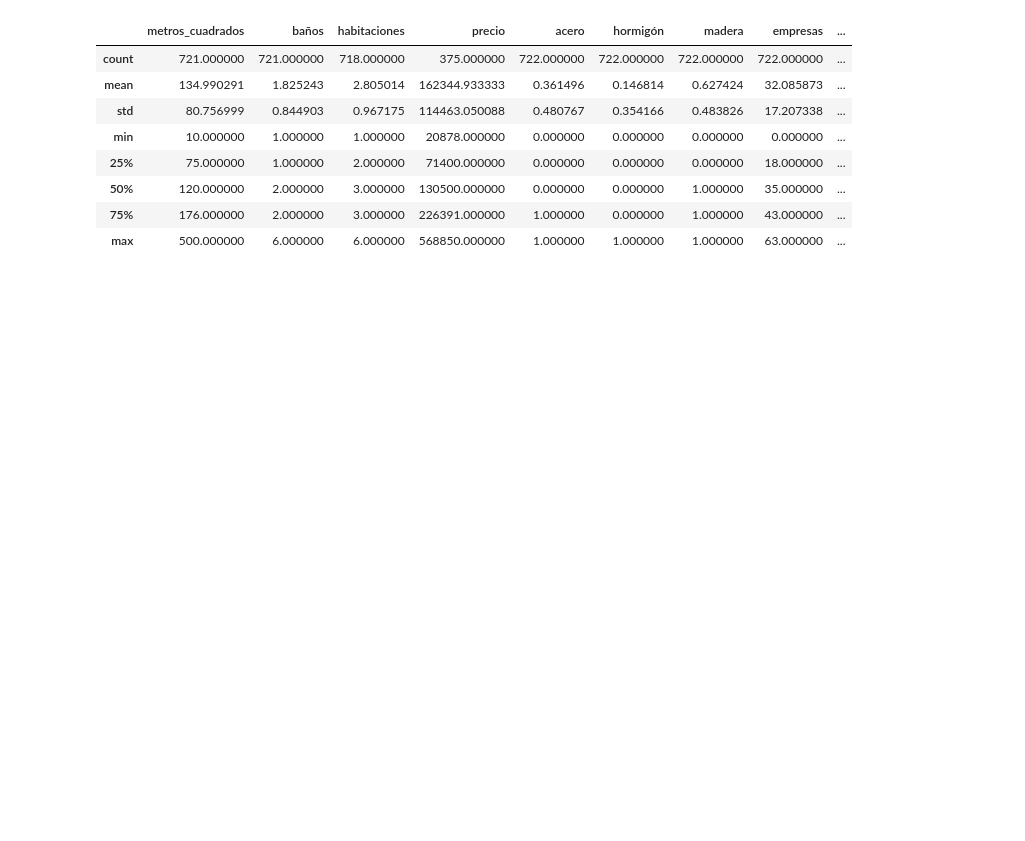
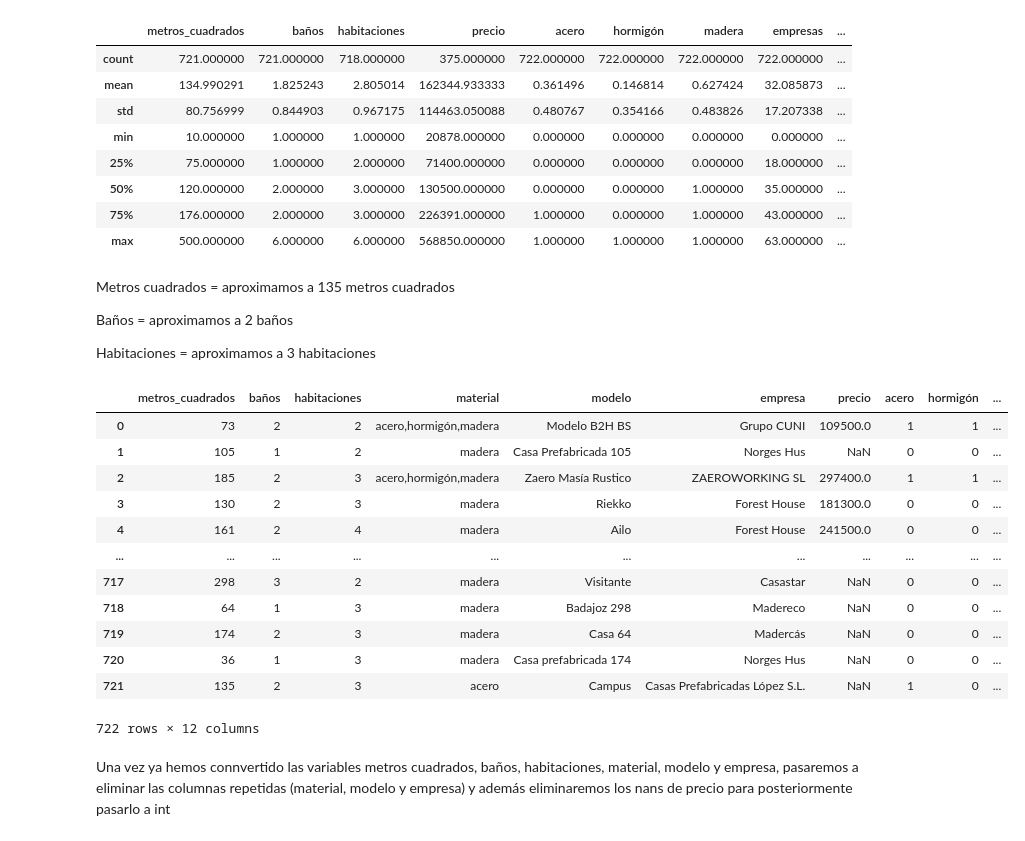
Before and after one commit to Paula-JS/proyecto_machine_learning, a Jupyter notebook: memoria.ipynb, the cells around one changed output. Cells and saved outputs as stored; diff of their text form; code cells hidden in the pictures; blank space fills up the shorter version.

```diff
--- a/memoria.ipynb
+++ b/memoria.ipynb
@@ -279,3 +274,31 @@ df.describe()
 | 50% | 120.000000 | 2.000000 | 3.000000 | 130500.000000 | 0.000000 | 0.000000 | 1.000000 | 35.000000 | ... |
 | 75% | 176.000000 | 2.000000 | 3.000000 | 226391.000000 | 1.000000 | 0.000000 | 1.000000 | 43.000000 | ... |
 | max | 500.000000 | 6.000000 | 6.000000 | 568850.000000 | 1.000000 | 1.000000 | 1.000000 | 63.000000 | ... |
+# %% [markdown]
+Metros cuadrados = aproximamos a 135 metros cuadrados
+
+Baños = aproximamos a 2 baños
+
+Habitaciones = aproximamos a 3 habitaciones
+# %%
+df["metros_cuadrados"] = df["metros_cuadrados"].fillna(135)
+df["baños"] = df["baños"].fillna(2)
+df["habitaciones"] = df["habitaciones"].fillna(3)
+df[["metros_cuadrados", "baños", "habitaciones"]] = df[["metros_cuadrados", "baños", "habitaciones"]].astype(int)
+df
+# %% [output]
+|  | metros_cuadrados | baños | habitaciones | material | modelo | empresa | precio | acero | hormigón | ... |
+| 0 | 73 | 2 | 2 | acero,hormigón,madera | Modelo B2H BS | Grupo CUNI | 109500.0 | 1 | 1 | ... |
+| 1 | 105 | 1 | 2 | madera | Casa Prefabricada 105 | Norges Hus | NaN | 0 | 0 | ... |
+| 2 | 185 | 2 | 3 | acero,hormigón,madera | Zaero Masía Rustico | ZAEROWORKING SL | 297400.0 | 1 | 1 | ... |
+| 3 | 130 | 2 | 3 | madera | Riekko | Forest House | 181300.0 | 0 | 0 | ... |
+| 4 | 161 | 2 | 4 | madera | Ailo | Forest House | 241500.0 | 0 | 0 | ... |
+| ... | ... | ... | ... | ... | ... | ... | ... | ... | ... | ... |
+| 717 | 298 | 3 | 2 | madera | Visitante | Casastar | NaN | 0 | 0 | ... |
+| 718 | 64 | 1 | 3 | madera | Badajoz 298 | Madereco | NaN | 0 | 0 | ... |
+| 719 | 174 | 2 | 3 | madera | Casa 64 | Madercás | NaN | 0 | 0 | ... |
+| 720 | 36 | 1 | 3 | madera | Casa prefabricada 174 | Norges Hus | NaN | 0 | 0 | ... |
+| 721 | 135 | 2 | 3 | acero | Campus | Casas Prefabricadas López S.L. | NaN | 1 | 0 | ... |
+722 rows × 12 columns
+# %% [markdown]
+Una vez ya hemos connvertido las variables metros cuadrados, baños, habitaciones, material, modelo y empresa, pasaremos a eliminar las columnas repetidas (material, modelo y empresa) y además eliminaremos los nans de precio para posteriormente pasarlo a int
```
Also changed, not shown: parts of 59 cells of this notebook, 4 other files.
